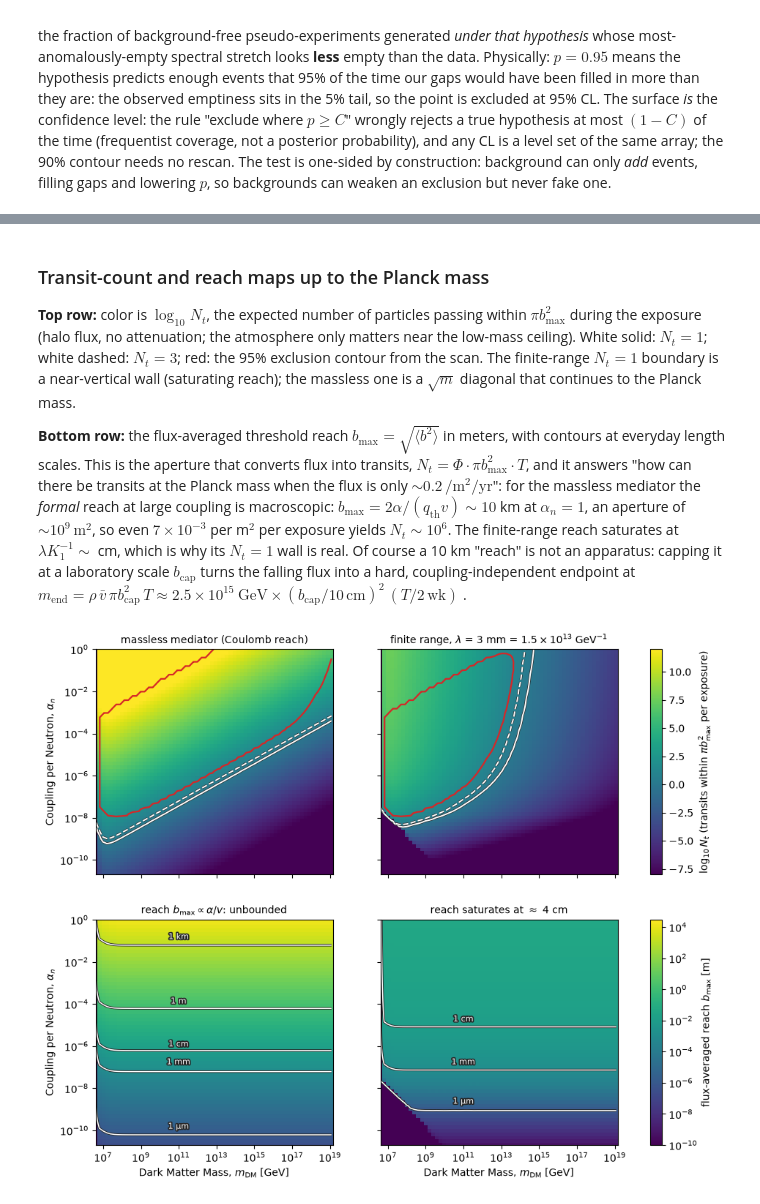
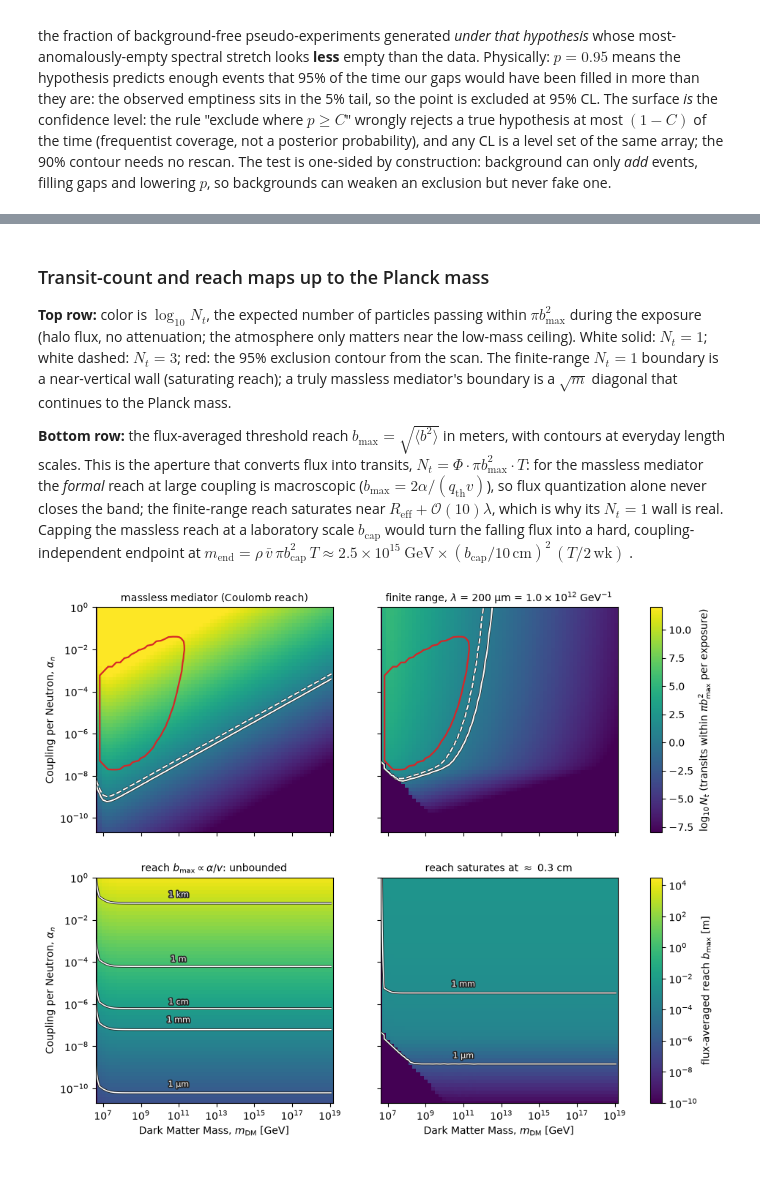
Before and after one commit to PolonaiseExperiment/luhdm, a Jupyter notebook: notebooks/limit_contour.ipynb, the cells around one changed output, grey strips where cells are left out. Saved outputs shown, nothing was run; the diff lists cells and outputs as text; code cells hidden in the pictures; blank space fills up the shorter version.

```diff
--- a/notebooks/limit_contour.ipynb
+++ b/notebooks/limit_contour.ipynb
@@ -103,7 +151,7 @@ original notation); only the rate conversion constant moved to `luhdm.units`.
 the companion flux integral: the number of particles passing within the
 threshold reach $b_\text{max}$ during the exposure.
 # %%
-def differential_rate_trapz(qs, alpha_n, lamb, mu, R_eff, f_v_f, dsigma_interpolant):
+def differential_rate_trapz(qs, alpha_n, mu, f_v_f, xs):
     '''dR/dq via trapz (mu = m_DM in the original notation).'''
     alpha = alpha_n * config.N_NEUTRONS
     n_dm = halo.number_density_dm(mu)
@@ -115,12 +163,9 @@ def differential_rate_trapz(qs, alpha_n, lamb, mu, R_eff, f_v_f, dsigma_interpol
 
     results = []
     for q in qs:
-        v_min = q / mu
-        mask = vs_global >= v_min
+        mask = vs_global >= q / mu
         vs = vs_global[mask]
-        fvf = f_vf_grid[mask]
-        integrand = n_dm * fvf * vs * cross_section.dsigma_dq(
-            q, alpha, lamb, R_eff, vs, dsigma_interpolant)
+        integrand = n_dm * f_vf_grid[mask] * vs * dsigma_dq_any(q, alpha, vs, xs)
         results.append(np.trapezoid(integrand, vs) * units.CONV2RATE)
 
     return np.maximum(np.array(results), 0)
@@ -129,11 +174,13 @@ def differential_rate_trapz(qs, alpha_n, lamb, mu, R_eff, f_v_f, dsigma_interpol
 v_i_samples = atmosphere.sample_shm(int(1e5))  # SHM at the top of the atmosphere
 
 
-def expected_transits(alpha_n, mu, f_v_f):
+def expected_transits(alpha_n, mu, f_v_f, xs):
     # expected flybys within the threshold reach during the exposure (mu = m_DM)
     alpha = alpha_n * config.N_NEUTRONS
     vs = np.geomspace(max(Q_THRESH / mu, 1e-8), config.VESC, 300)
-    b = cross_section.impact_parameter_max(Q_THRESH, alpha, LAMB, R_eff, vs)
+    b_max = (cross_section.impact_parameter_max_ln if xs["use_ln"]
+             else cross_section.impact_parameter_max)
+    b = b_max(Q_THRESH, alpha, xs["lamb"], R_eff, vs)
     n_m3 = 0.3 / mu * 1e6  # rho = 0.3 GeV/cm^3 -> 1/m^3
     return T_TOTAL * np.trapezoid(
         f_v_f(vs) * n_m3 * (vs * units.C_M_S) * np.pi * b**2, vs)
@@ -356,38 +439,38 @@ within $\pi b_\text{max}^2$ during the exposure (halo flux, no attenuation;
 the atmosphere only matters near the low-mass ceiling). White solid: $N_t = 1$;
 white dashed: $N_t = 3$; red: the 95% exclusion contour from the scan. The
 finite-range $N_t = 1$ boundary is a near-vertical wall (saturating reach);
-the massless one is a $\sqrt{m}$ diagonal that continues to the Planck mass.
+a truly massless mediator's boundary is a $\sqrt{m}$ diagonal that continues
+to the Planck mass.
 
 **Bottom row:** the flux-averaged threshold reach
 $b_\text{max} = \sqrt{\langle b^2 \rangle}$ in meters, with contours at
 everyday length scales. This is the aperture that converts flux into transits,
-$N_t = \Phi \cdot \pi b_\text{max}^2 \cdot T$, and it answers "how can there
-be transits at the Planck mass when the flux is only
-$\sim 0.2\,/\mathrm{m}^2/\mathrm{yr}$": for the massless mediator the *formal*
-reach at large coupling is macroscopic: $b_\text{max} = 2\alpha/(q_\text{th}
-v) \sim 10$ km at $\alpha_n = 1$, an aperture of $\sim 10^9\,\mathrm{m}^2$,
-so even $7 \times 10^{-3}$ per m$^2$ per exposure yields $N_t \sim 10^6$. The
-finite-range reach saturates at $\lambda K_1^{-1} \sim$ cm, which is why its
-$N_t = 1$ wall is real. Of course a 10 km "reach" is not an apparatus: capping
-it at a laboratory scale $b_\text{cap}$ turns the falling flux into a hard,
-coupling-independent endpoint at
+$N_t = \Phi \cdot \pi b_\text{max}^2 \cdot T$: for the massless mediator the
+*formal* reach at large coupling is macroscopic
+($b_\text{max} = 2\alpha/(q_\text{th} v)$), so flux quantization alone never
+closes the band; the finite-range reach saturates near
+$R_\text{eff} + \mathcal{O}(10)\lambda$, which is why its $N_t = 1$ wall is
+real. Capping the massless reach at a laboratory scale $b_\text{cap}$ would
+turn the falling flux into a hard, coupling-independent endpoint at
 $m_\text{end} = \rho\,\bar v\,\pi b_\text{cap}^2\,T \approx
 2.5\times10^{15}\ \text{GeV} \times (b_\text{cap}/10\,\text{cm})^2\,
 (T/2\,\text{wk})$.
 # %%
 HBAR_C_M = 1.9733e-16  # GeV^-1 in meters
 
-def transit_count_halo(m, alpha_n, lamb=None):
+def transit_count_halo(m, alpha_n, xs=None):
     # (N_t, flux-averaged pi*b_max^2 [m^2]) for the unattenuated halo flux;
-    # lamb=None -> massless (analytic Coulomb reach)
+    # xs=None -> massless (analytic Coulomb reach)
     vs = np.geomspace(max(Q_THRESH / m, 1e-8), config.VESC, 200)
     if vs.size < 2 or vs[0] >= config.VESC:
         return 0.0, 0.0
     alpha = alpha_n * config.N_NEUTRONS
-    if lamb is None:
+    if xs is None:
         b = 2 * alpha / (Q_THRESH * vs) * HBAR_C_M
     else:
-        b = cross_section.impact_parameter_max(Q_THRESH, alpha, lamb, R_eff, vs)
+        b_max = (cross_section.impact_parameter_max_ln if xs["use_ln"]
+                 else cross_section.impact_parameter_max)
+        b = b_max(Q_THRESH, alpha, xs["lamb"], R_eff, vs)
     flux_w = halo.standard_halo_model(vs) * (vs * units.C_M_S)
     area = np.pi * b**2
     n_m3 = 0.3 / m * 1e6
@@ -395,17 +478,16 @@ def transit_count_halo(m, alpha_n, lamb=None):
     a_eff = np.trapezoid(flux_w * area, vs) / np.trapezoid(flux_w, vs)
     return nt, a_eff
 
-M_PL = 1.22e19
-ms_map = np.geomspace(4e6, M_PL, 64)
+ms_map = np.geomspace(4e6, M_PLANCK, 64)
 al_map = np.geomspace(2e-11, 1.0, 64)
 
-def grids(lamb):
-    out = np.array([[transit_count_halo(m, a, lamb) for m in ms_map]
+def grids(xs):
+    out = np.array([[transit_count_halo(m, a, xs) for m in ms_map]
                     for a in al_map])
     return out[:, :, 0], out[:, :, 1]
 
 NT_ML_MAP, AEFF_ML_MAP = grids(None)
-NT_FR_MAP, AEFF_FR_MAP = grids(LAMB)
+NT_FR_MAP, AEFF_FR_MAP = grids(XSEC[REF_TAG])
 B_ML_MAP = np.sqrt(AEFF_ML_MAP / np.pi)  # flux-averaged reach [m]
 B_FR_MAP = np.sqrt(AEFF_FR_MAP / np.pi)
 
@@ -422,7 +504,8 @@ norm_nt = Normalize(vmin=-8, vmax=12)
 norm_b = LogNorm(vmin=1e-10, vmax=3e4)
 B_LEVELS = [1e-6, 1e-3, 1e-2, 1.0, 1e3]
 B_NAMES = {1e-6: "1 µm", 1e-3: "1 mm", 1e-2: "1 cm", 1.0: "1 m", 1e3: "1 km"}
-titles = ["massless mediator (Coulomb reach)", "finite range, " + lamb_label(LAMB)]
+titles = ["massless mediator (Coulomb reach)",
+          "finite range, " + lamb_label(LAMB_REF)]
 
 for j, (NT_MAP, B_MAP) in enumerate([(NT_ML_MAP, B_ML_MAP),
                                      (NT_FR_MAP, B_FR_MAP)]):
@@ -442,43 +525,38 @@ for j, (NT_MAP, B_MAP) in enumerate([(NT_ML_MAP, B_ML_MAP),
     cs = ax.contour(ms_map, al_map, B_MAP, levels=B_LEVELS, colors="w",
                     linewidths=1.1)
     outline(getattr(cs, "collections", [cs]))
     # label each level just above its line, mid-plot (the lines are
     # horizontal away from the kinematic floor)
     col = np.argmin(np.abs(ms_map - 1e11))
     for lev in cs.levels:
         miss = np.abs(np.log10(B_MAP[:, col] / lev))
         if miss.min() < 0.3:
             y = al_map[miss.argmin()]
             txt = ax.text(1e11, y * 1.5, B_NAMES[lev], fontsize=8, color="w",
                           ha="center", va="bottom")
             outline([txt])
     note = (r"reach $b_{\rm max} \propto \alpha/v$: unbounded" if j == 0 else
-            r"reach saturates at $\approx$ "
-            + f"{B_MAP.max() * 100:.0f} cm")
+            rf"reach saturates at $\approx$ {B_MAP.max() * 100:.1f} cm")
     ax.set_title(note, fontsize=10)
     ax.set_xscale("log")
     ax.set_yscale("log")
     ax.set_xlabel(r"Dark Matter Mass, $m_{\rm DM}$ [GeV]")
 
-# overlay the 95% exclusion contours from the scans where available
-axes[0, 1].contour(ms, alphas_n, extremeness, levels=[CONFIDENCE],
-                   colors="#d62728", linewidths=1.6)
-ML0 = Path("scan_results_massless.npz")
-if ML0.exists():
-    dml0 = np.load(ML0)
-    axes[0, 0].contour(dml0["ms"], dml0["alphas_n"], dml0["extremeness"],
+# overlay the reference 95% contour on both N_t panels
+for j in (0, 1):
+    axes[0, j].contour(REF["ms"], REF["alphas_n"], REF["extremeness"],
                        levels=[CONFIDENCE], colors="#d62728", linewidths=1.6)
 
 for ax in axes[:, 0]:
     ax.set_ylabel(r"Coupling per Neutron, $\alpha_n$")
 axes[0, 0].set_ylim(al_map[0], 1.0)
 fig.colorbar(mesh_nt, ax=axes[0, :], label=r"$\log_{10} N_t$ (transits within "
                                            r"$\pi b_{\rm max}^2$ per exposure)")
 fig.colorbar(mesh_b, ax=axes[1, :],
              label=r"flux-averaged reach $b_{\rm max}$ [m]")
 fig.savefig("flux_map.png", dpi=140, bbox_inches="tight")
 # %% [output]
-[figure, old version]
+[figure, new version]
 # %% [markdown]
 ## Machine-readable output
 
```
Also changed, not shown: parts of 25 cells of this notebook, 13 other files.
